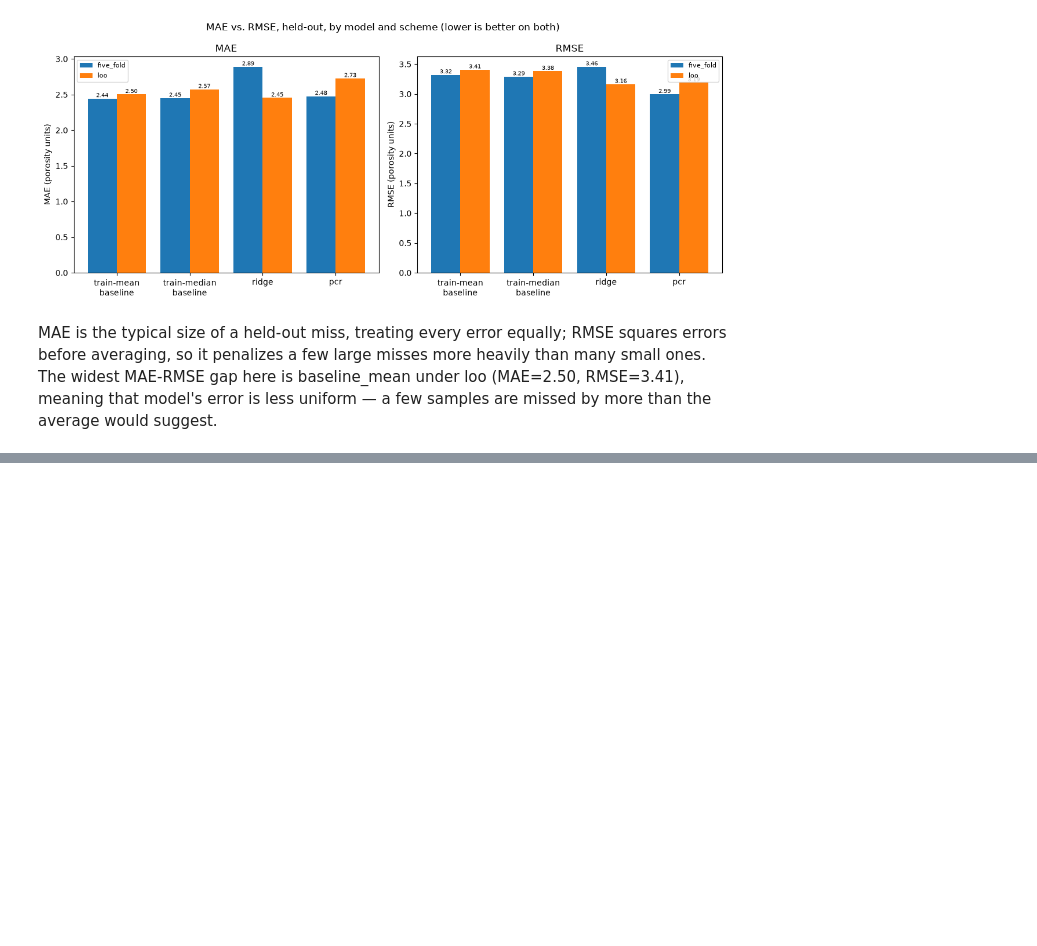
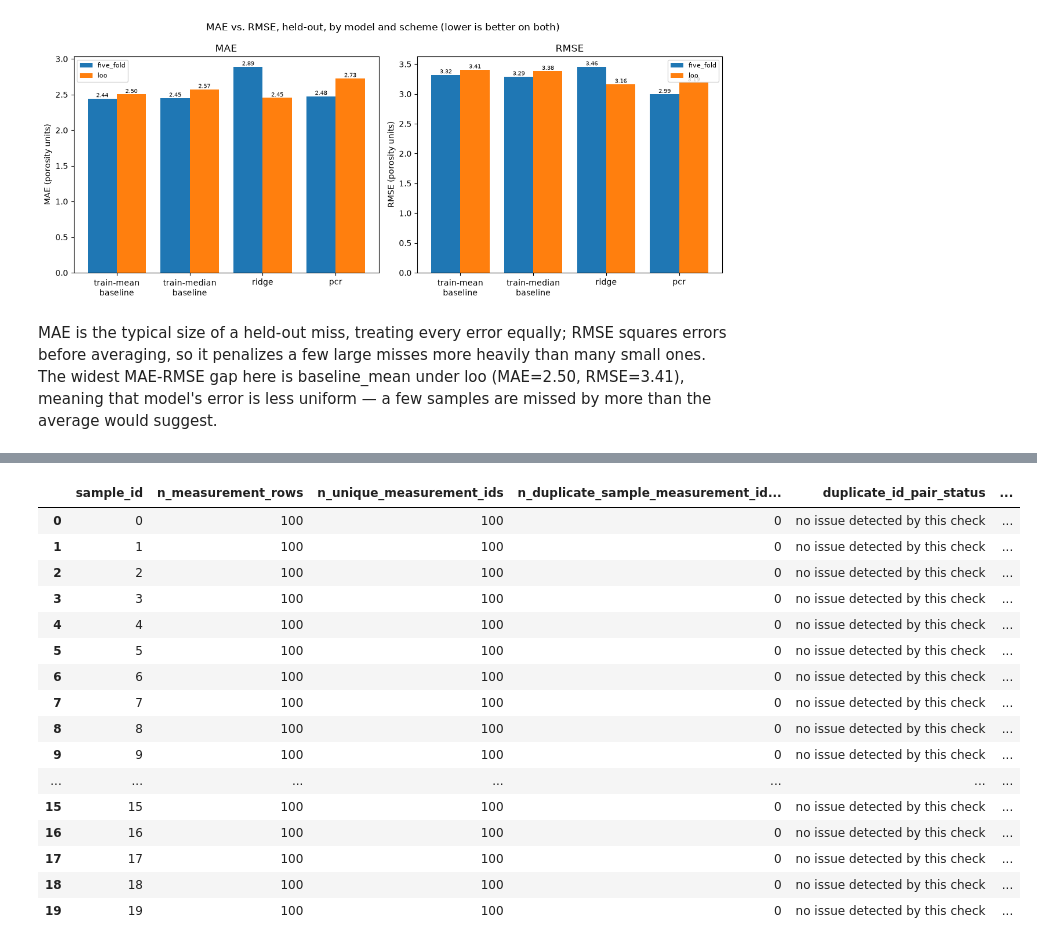
Before and after one commit to Ramandeep72/Machine-Learning-Projects, a Jupyter notebook: porosity_feasibility/porosity_feasibility.ipynb, the cells around one changed output, grey strips where cells are left out. Drawn from its saved outputs; the diff is of its cells as text; code cells hidden in the pictures; blank space fills up the shorter version.

```diff
--- a/porosity_feasibility/porosity_feasibility.ipynb
+++ b/porosity_feasibility/porosity_feasibility.ipynb
@@ -2123,0 +2252,71 @@ Notebook executed successfully at 2026-09-15T16:30:32.755407+00:00
+# %%
+def audit_one_sample(sid: int) -> dict:
+    rows = measurement_raw[measurement_raw["sample_id"] == sid]
+    n_rows = len(rows)
+    n_unique_measurement_ids = rows["measurement_id"].nunique()
+
+    dup_id_pairs = rows.duplicated(subset=["sample_id", "measurement_id"], keep=False)
+    n_dup_id_pairs = int(dup_id_pairs.sum())
+
+    dup_full_rows = rows.duplicated(keep=False)
+    n_dup_full_rows = int(dup_full_rows.sum())
+
+    sensor_vals = rows[FEATURE_COLUMNS].to_numpy(dtype=float)
+    n_missing_total = int(np.isnan(sensor_vals).sum())
+    missing_fraction_total = n_missing_total / sensor_vals.size if sensor_vals.size else np.nan
+
+    block_missing_fractions = {}
+    for block, cols in FEATURE_BLOCKS.items():
+        block_vals = rows[cols].to_numpy(dtype=float)
+        block_missing_fractions[f"missing_fraction_{block}"] = (
+            np.isnan(block_vals).sum() / block_vals.size if block_vals.size else np.nan
+        )
+
+    label_rows = sample_info_raw[sample_info_raw["sample_id"] == sid]
+    n_label_rows = len(label_rows)
+    has_one_finite_label = bool(
+        n_label_rows == 1 and np.isfinite(label_rows[TARGET_COLUMN].to_numpy(dtype=float)).all()
+    )
+
+    in_measurement = sid in measurement_ids_set
+    in_reference = sid in reference_ids_set
+
+    return {
+        "sample_id": sid,
+        "n_measurement_rows": n_rows,
+        "n_unique_measurement_ids": n_unique_measurement_ids,
+        "n_duplicate_sample_measurement_id_pair_rows": n_dup_id_pairs,
+        "duplicate_id_pair_status": "no issue detected by this check" if n_dup_id_pairs == 0 else "observed issue requiring review",
+        "n_duplicate_full_content_rows": n_dup_full_rows,
+        "duplicate_row_content_status": "no issue detected by this check" if n_dup_full_rows == 0 else "observed issue requiring review (flag only, not auto-removed)",
+        "n_missing_sensor_cells": n_missing_total,
+        "missing_fraction_total": missing_fraction_total,
+        **block_missing_fractions,
+        "missingness_status": "no issue detected by this check" if n_missing_total == 0 else "observed issue requiring review",
+        "sensor_dtype_status": "no issue detected by this check (validated column-wide in Section 6)",
+        "n_infinite_values_at_source_check": 0,  # converted upstream in Section 6; global count was 0
+        "n_reference_label_rows": n_label_rows,
+        "has_exactly_one_finite_porosity_label": has_one_finite_label,
+        "label_status": "no issue detected by this check" if has_one_finite_label else "observed issue requiring review",
+        "in_measurement_table": in_measurement,
+        "in_reference_table": in_reference,
+        "join_status": "no issue detected by this check" if (in_measurement and in_reference) else "observed issue requiring review",
+    }
+
+
+all_sample_ids = sorted(measurement_ids_set | reference_ids_set)
+sample_quality_audit = pd.DataFrame([audit_one_sample(sid) for sid in all_sample_ids]).sort_values("sample_id").reset_index(drop=True)
+
+assert set(sample_quality_audit["sample_id"]) == set(all_sample_ids), "Not every observed sample_id made it into the audit table."
+assert len(sample_quality_audit) == len(all_sample_ids), "Audit table row count does not match the number of distinct sample IDs."
+
+sample_quality_audit.to_csv(DATA_QUALITY_DIR / "sample_quality_audit.csv", index=False)
+print(f"Audited {len(sample_quality_audit)} sample IDs -> {DATA_QUALITY_DIR / 'sample_quality_audit.csv'}")
+
+status_cols = ["duplicate_id_pair_status", "duplicate_row_content_status", "missingness_status", "label_status", "join_status"]
+for col in status_cols:
+    counts = sample_quality_audit[col].value_counts()
+    print(f"{col}: {counts.to_dict()}")
+
+sample_quality_audit
+# %% [output]
@@ -2123,0 +2329,17 @@ Notebook executed successfully at 2026-09-15T16:30:32.755407+00:00
+|  | sample_id | n_measurement_rows | n_unique_measurement_ids | n_duplicate_sample_measurement_id... | duplicate_id_pair_status | ... |
+| 0 | 0 | 100 | 100 | 0 | no issue detected by this check | ... |
+| 1 | 1 | 100 | 100 | 0 | no issue detected by this check | ... |
+| 2 | 2 | 100 | 100 | 0 | no issue detected by this check | ... |
+| 3 | 3 | 100 | 100 | 0 | no issue detected by this check | ... |
+| 4 | 4 | 100 | 100 | 0 | no issue detected by this check | ... |
+| 5 | 5 | 100 | 100 | 0 | no issue detected by this check | ... |
+| 6 | 6 | 100 | 100 | 0 | no issue detected by this check | ... |
+| 7 | 7 | 100 | 100 | 0 | no issue detected by this check | ... |
+| 8 | 8 | 100 | 100 | 0 | no issue detected by this check | ... |
+| 9 | 9 | 100 | 100 | 0 | no issue detected by this check | ... |
+| ... | ... | ... | ... | ... | ... | ... |
+| 15 | 15 | 100 | 100 | 0 | no issue detected by this check | ... |
+| 16 | 16 | 100 | 100 | 0 | no issue detected by this check | ... |
+| 17 | 17 | 100 | 100 | 0 | no issue detected by this check | ... |
+| 18 | 18 | 100 | 100 | 0 | no issue detected by this check | ... |
+| 19 | 19 | 100 | 100 | 0 | no issue detected by this check | ... |
```
Also changed, not shown: parts of 35 cells of this notebook, 14 other files.
